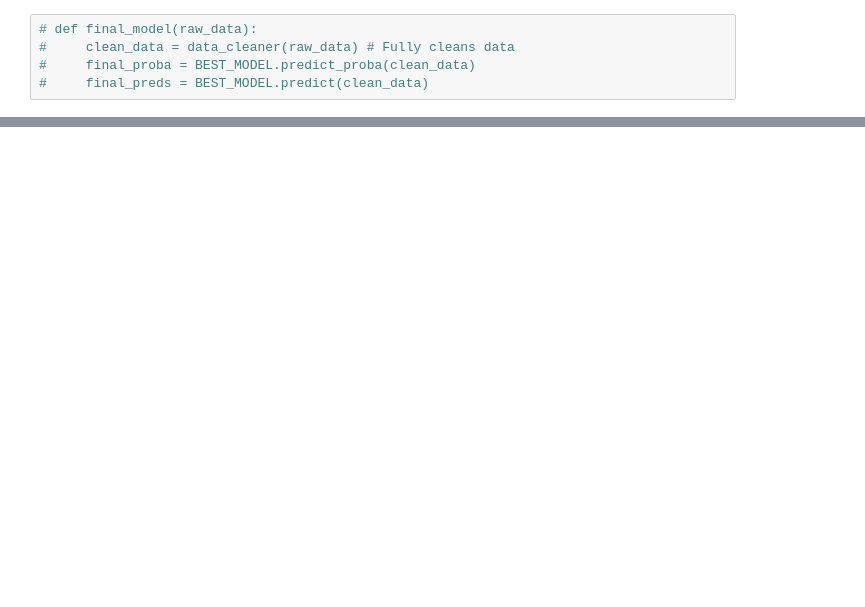
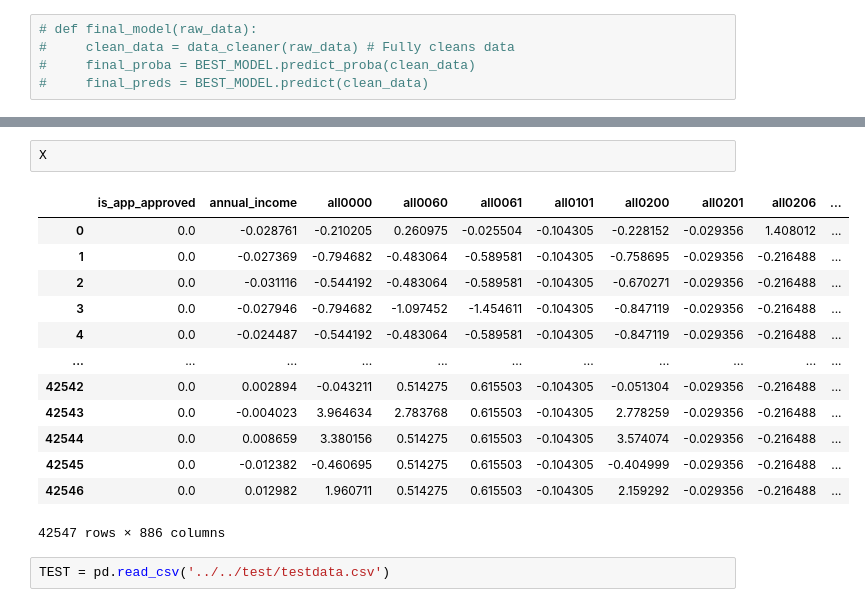
Before and after one commit to DSC180A/create_credit_score, a Jupyter notebook: src/data/week8discussion.ipynb, the cells around one changed output, grey strips where cells are left out. Saved outputs shown, nothing was run; the diff lists cells and outputs as text; blank space fills up the shorter version.

```diff
--- a/src/data/week8discussion.ipynb
+++ b/src/data/week8discussion.ipynb
@@ -205,0 +222,18 @@ plt.show()
+# %%
+X
+# %% [output]
+|  | is_app_approved | annual_income | all0000 | all0060 | all0061 | all0101 | all0200 | all0201 | all0206 | ... |
+| 0 | 0.0 | -0.028761 | -0.210205 | 0.260975 | -0.025504 | -0.104305 | -0.228152 | -0.029356 | 1.408012 | ... |
+| 1 | 0.0 | -0.027369 | -0.794682 | -0.483064 | -0.589581 | -0.104305 | -0.758695 | -0.029356 | -0.216488 | ... |
+| 2 | 0.0 | -0.031116 | -0.544192 | -0.483064 | -0.589581 | -0.104305 | -0.670271 | -0.029356 | -0.216488 | ... |
+| 3 | 0.0 | -0.027946 | -0.794682 | -1.097452 | -1.454611 | -0.104305 | -0.847119 | -0.029356 | -0.216488 | ... |
+| 4 | 0.0 | -0.024487 | -0.544192 | -0.483064 | -0.589581 | -0.104305 | -0.847119 | -0.029356 | -0.216488 | ... |
+| ... | ... | ... | ... | ... | ... | ... | ... | ... | ... | ... |
+| 42542 | 0.0 | 0.002894 | -0.043211 | 0.514275 | 0.615503 | -0.104305 | -0.051304 | -0.029356 | -0.216488 | ... |
+| 42543 | 0.0 | -0.004023 | 3.964634 | 2.783768 | 0.615503 | -0.104305 | 2.778259 | -0.029356 | -0.216488 | ... |
+| 42544 | 0.0 | 0.008659 | 3.380156 | 0.514275 | 0.615503 | -0.104305 | 3.574074 | -0.029356 | -0.216488 | ... |
+| 42545 | 0.0 | -0.012382 | -0.460695 | 0.514275 | 0.615503 | -0.104305 | -0.404999 | -0.029356 | -0.216488 | ... |
+| 42546 | 0.0 | 0.012982 | 1.960711 | 0.514275 | 0.615503 | -0.104305 | 2.159292 | -0.029356 | -0.216488 | ... |
+42547 rows × 886 columns
+# %%
+TEST = pd.read_csv('../../test/testdata.csv')
```
Also changed, not shown: parts of 15 cells of this notebook, 5 other files.
